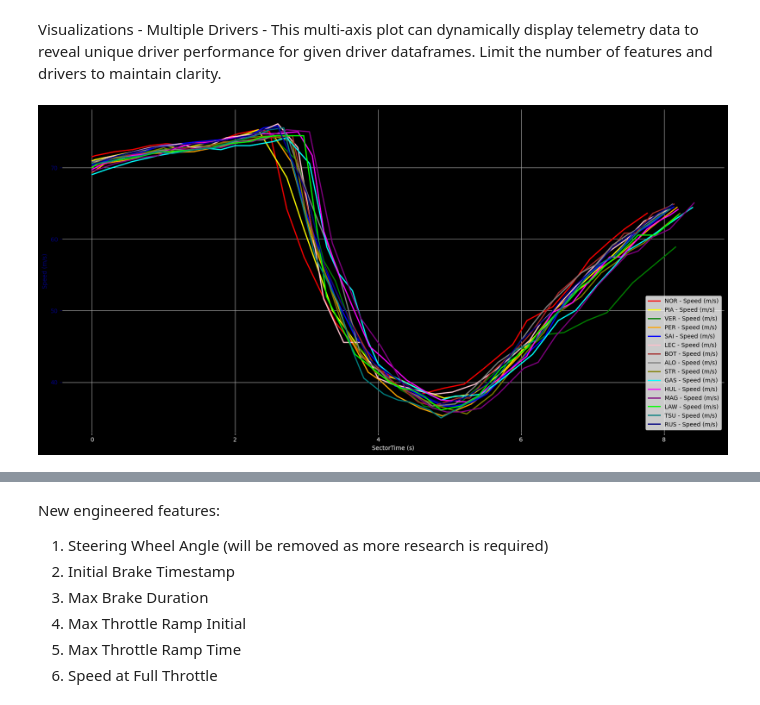
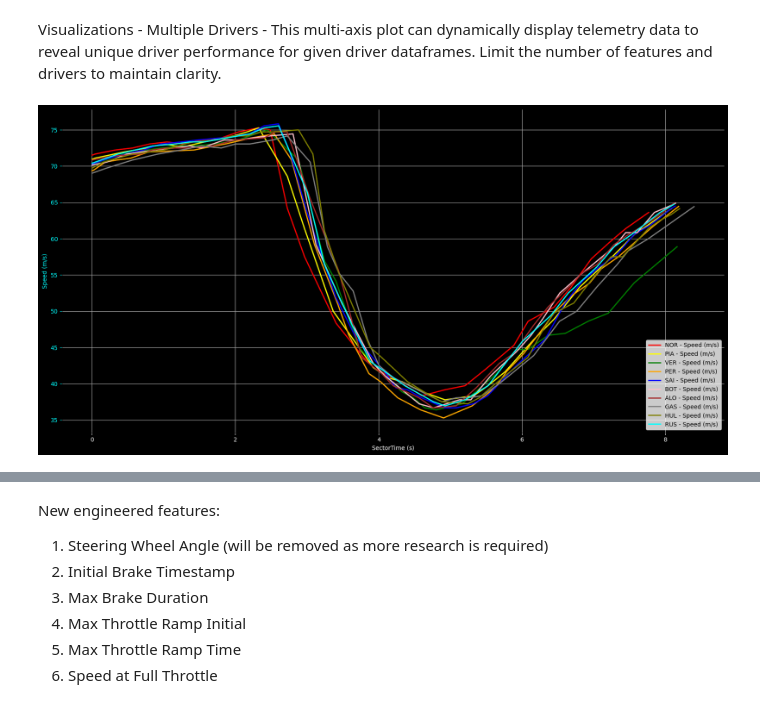
Before and after one commit to PESIII23/f1-driving-style-analytics-tool, a Jupyter notebook: notebooks/02_multi_driver_analysis copy.ipynb, the cells around one changed output, grey strips where cells are left out. Cells and saved outputs as stored; diff of their text form; code cells hidden in the pictures.

```diff
--- a/notebooks/02_multi_driver_analysis copy.ipynb
+++ b/notebooks/02_multi_driver_analysis copy.ipynb
@@ -45,6 +45,8 @@ grand_prix = f1_constants.F1Constants.LOCATIONS["Abu Dhabi"]
 session_type = f1_constants.F1Constants.SESSIONS["Q"]
 
 session = f1_data.F1Session(year, grand_prix, session_type)
+
+qualifying_sessions = ['q2', 'q3']
 # %% [output]
 req         WARNING     DEFAULT CACHE ENABLED! (716.91 MB) /Users/phillipsmith/Library/Caches/fastf1
 core           INFO     Loading data for Abu Dhabi Grand Prix - Qualifying [v3.6.0]
@@ -680,13 +638,18 @@ russell_second_fastest_corner_telemetry = telemetry_cleaning.filter_corner_telem
 # %% [markdown]
 The following code block appends derived features to the telemetry dataset and creates a dataframe with descriptive statistics to be used as input for the clustering model.
 # %%
-# telemetry analysis for fastest sector 3 lap - Russell
-russell_fastest_sector3_feature_telemetry = feature_engineering.TelemetryFeatures(russell_fastest_corner_telemetry).acceleration().jerk().g_force().convert_sector_time_to_seconds().get_features_df()
-russell_second_fastest_sector3_feature_telemetry = feature_engineering.TelemetryFeatures(russell_second_fastest_corner_telemetry).acceleration().jerk().g_force().convert_sector_time_to_seconds().get_features_df()
+# telemetry analysis for q3 laps - Russell
+russell_fastest_q3_feature_telemetry = feature_engineering.TelemetryFeatures(russell_fastest_q3_corner_telemetry).acceleration().jerk().g_force().convert_sector_time_to_seconds().get_features_df()
+russell_second_fastest_q3_feature_telemetry = feature_engineering.TelemetryFeatures(russell_second_fastest_q3_corner_telemetry).acceleration().jerk().g_force().convert_sector_time_to_seconds().get_features_df()
 
-# telemetry analysis for second fastest sector 3 lap - Russell
-russell_fastest_sector3_summary = pd.DataFrame([feature_engineering.TelemetryFeatures.extract_sector_features(russell_fastest_sector3_feature_telemetry)])
-russell_second_fastest_sector3_summary = pd.DataFrame([feature_engineering.TelemetryFeatures.extract_sector_features(russell_second_fastest_sector3_feature_telemetry)])
+# telemetry analysis for q2 laps - Russell
+russell_fastest_q2_feature_telemetry = feature_engineering.TelemetryFeatures(russell_fastest_q2_corner_telemetry).acceleration().jerk().g_force().convert_sector_time_to_seconds().get_features_df()
+russell_second_fastest_q2_feature_telemetry = feature_engineering.TelemetryFeatures(russell_second_fastest_q2_corner_telemetry).acceleration().jerk().g_force().convert_sector_time_to_seconds().get_features_df()
+
+russell_fastest_q3_summary = pd.DataFrame([feature_engineering.TelemetryFeatures.extract_sector_features(russell_fastest_q3_feature_telemetry)])
+russell_second_fastest_q3_summary = pd.DataFrame([feature_engineering.TelemetryFeatures.extract_sector_features(russell_second_fastest_q3_feature_telemetry)])
+russell_fastest_q2_summary = pd.DataFrame([feature_engineering.TelemetryFeatures.extract_sector_features(russell_fastest_q2_feature_telemetry)])
+russell_second_fastest_q2_summary = pd.DataFrame([feature_engineering.TelemetryFeatures.extract_sector_features(russell_second_fastest_q2_feature_telemetry)])
 # %% [markdown]
 The following code block creates a the full dataframe with descriptive statistics to be used as input for the clustering model.
 # %%
@@ -751,30 +737,25 @@ all_driver_eda_summaries
 Visualizations - Multiple Drivers - This multi-axis plot can dynamically display telemetry data to reveal unique driver performance for given driver dataframes.
 Limit the number of features and drivers to maintain clarity.
 # %%
-# Plot all drivers' fastest sector 3 laps
+# Plot all drivers' fastest Q3 laps
 plots.plot_multiple_drivers_telemetry(
     dfs=[
-        norris_fastest_sector3_feature_telemetry,
-        piastri_fastest_sector3_feature_telemetry,
-        verstappen_fastest_sector3_feature_telemetry,
-        perez_fastest_sector3_feature_telemetry,
-        sainz_fastest_sector3_feature_telemetry,
-        leclerc_fastest_sector3_feature_telemetry,
-        bottas_fastest_sector3_feature_telemetry,
-        alonso_fastest_sector3_feature_telemetry,
-        stroll_fastest_sector3_feature_telemetry,
-        gasly_fastest_sector3_feature_telemetry,
-        hulkenberg_fastest_sector3_feature_telemetry,
-        magnussen_fastest_sector3_feature_telemetry,
-        lawson_fastest_sector3_feature_telemetry,
-        tsunoda_fastest_sector3_feature_telemetry,
-        russell_fastest_sector3_feature_telemetry
+        norris_fastest_q3_feature_telemetry,
+        piastri_fastest_q3_feature_telemetry,
+        verstappen_fastest_q3_feature_telemetry,
+        perez_fastest_q3_feature_telemetry,
+        sainz_fastest_q3_feature_telemetry,
+        bottas_fastest_q3_feature_telemetry,
+        alonso_fastest_q3_feature_telemetry,
+        gasly_fastest_q3_feature_telemetry,
+        hulkenberg_fastest_q3_feature_telemetry,
+        russell_fastest_q3_feature_telemetry
     ],
     drivers=[
-        norris, piastri, verstappen, perez, sainz, leclerc, bottas, alonso, stroll, gasly, hulkenberg, magnussen, lawson, tsunoda, russell
+        norris, piastri, verstappen, perez, sainz, bottas, alonso, gasly, hulkenberg, russell
     ],
     telemetry_cols=[speed]
 )
 # %% [output]
-[figure, old version]
+[figure, new version]
 # %%
```
Also changed, not shown: parts of 50 cells of this notebook, 1 other file.
